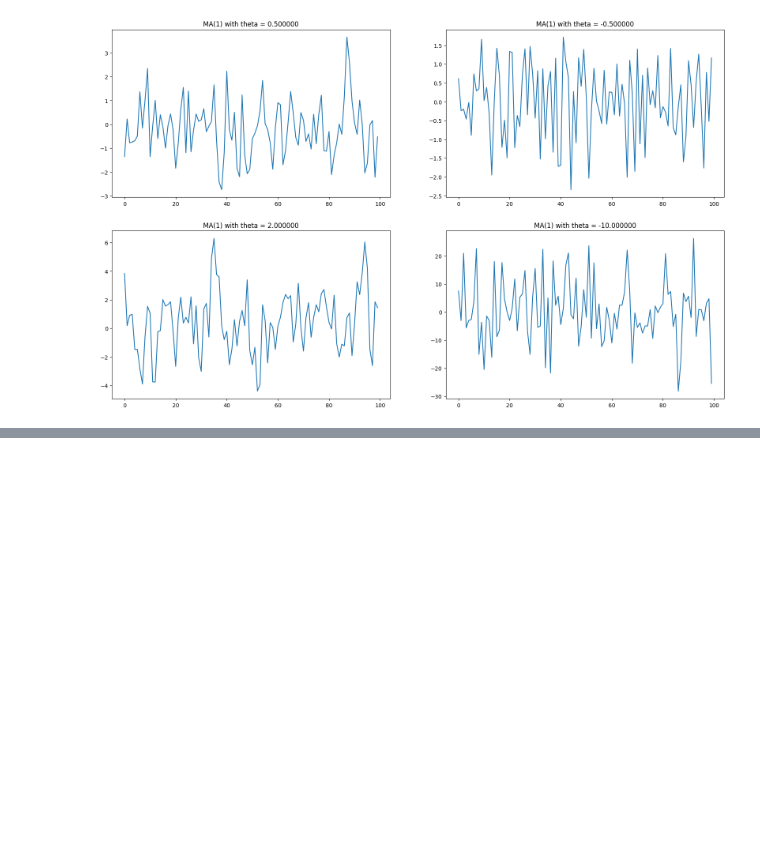
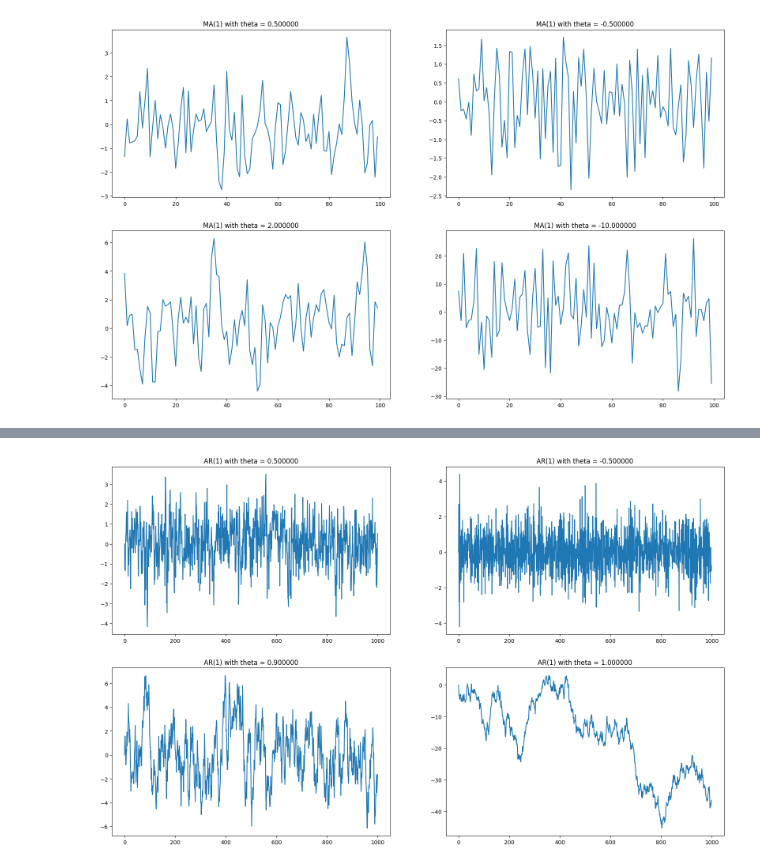
Before and after one commit to JohnYCLam/MachineLearning, a Jupyter notebook: Time_Series_Analysis.ipynb, the cells around one changed output, grey strips where cells are left out. Cells and saved outputs as stored; diff of their text form; code cells hidden in the pictures; blank space fills up the shorter version.

```diff
--- a/Time_Series_Analysis.ipynb
+++ b/Time_Series_Analysis.ipynb
@@ -297,0 +268,41 @@ plt.plot(np.arange(100),auto_cor);
+# %%
+class AR_1():
+    def __init__(self, c, phi, T = 100, err_mu = 0, err_var = 1):
+        self.c = c
+        self.phi = phi
+        self.T = T
+        self.err_mu = err_mu
+        self.err_var = err_var
+        self.series, self.mean, self.var = self.call()
+
+    def call(self):
+        ar_1 = np.zeros(self.T)
+        eps = np.sqrt(self.err_var) * np.random.randn(self.T) + self.err_mu
+        for i in range(1, self.T):
+            ar_1[i] = self.c + self.phi * ar_1[i - 1] + eps[i]
+        return ar_1, ar_1.mean(), ar_1.var()
+
+    def autocorr(self, order = 1):
+        auto_corr = 0
+        for i in range(self.T - order):
+            auto_corr += (self.series[i] - self.mean) * (self.series[i + order] - self.mean)
+
+        auto_corr /= ((self.T - order) * self.var)
+
+        return auto_corr
+
+    def plot_autocorr(self):
+        auto_corrs = [1.0]
+        for i in range(1, self.T//2):
+            auto_corrs.append(self.autocorr(order = i))
+
+        plt.bar(np.arange(self.T//2), auto_corrs)
+# %%
+plt.figure(figsize = (20,32))
+thetas = [0.5, -0.5, 0.9, 1.0]
+for i, theta in enumerate(thetas):
+  plt.subplot(5, 2, i+1)
+  plt.title("AR(1) with theta = %f" %theta)
+  plt.plot(AR_1(0, theta, 1000).series)
+# %% [output]
+[figure, added]
```
Also changed, not shown: parts of 13 cells of this notebook.
